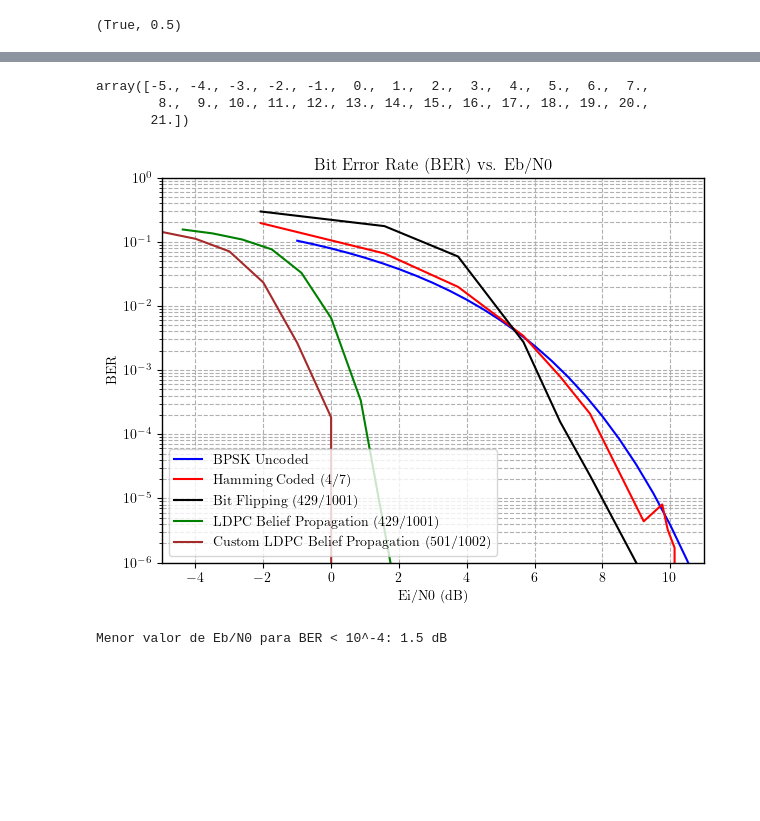
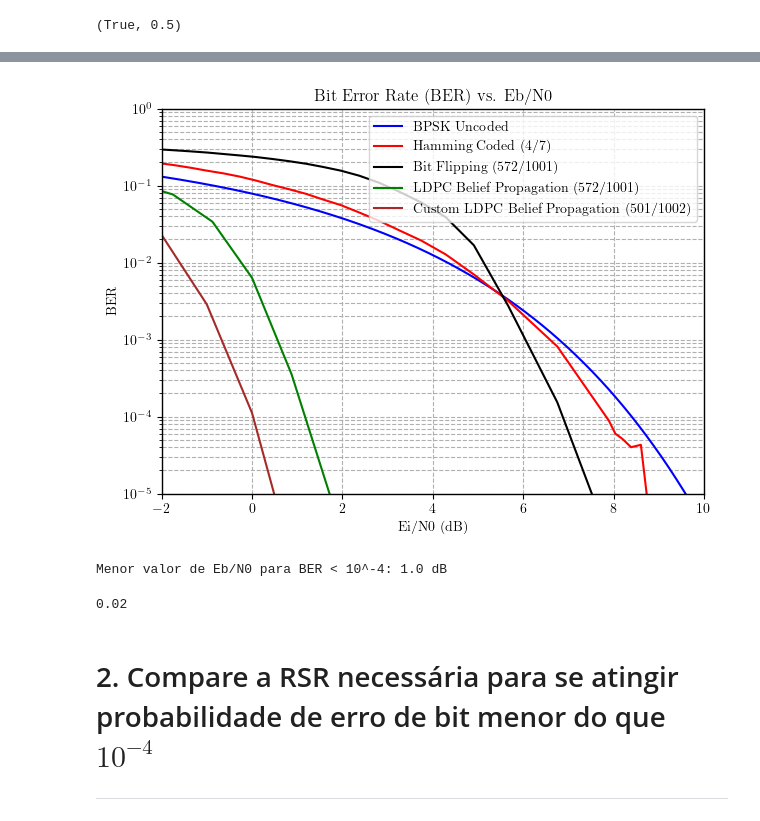
Before and after one commit to rafael-giannico/ELE-32-Lab4-LDPC, a Jupyter notebook: lab4.ipynb, the cells around one changed output, grey strips where cells are left out. Saved outputs shown, nothing was run; the diff lists cells and outputs as text; code cells hidden in the pictures; blank space fills up the shorter version.

```diff
--- a/lab4.ipynb
+++ b/lab4.ipynb
@@ -441,3 +462,6 @@ def ham_bit_flip_pb_est_parallel(p: float, N: int) -> float:
     error_count += np.count_nonzero(input_vector != decoded_vector)
 
     return error_count
+# %%
+prob_list = np.concatenate((np.arange(0.5, 0.005, -0.01), np.arange(0.004, 0.0001, -0.0005), np.arange(0.0001, 0.00001, -0.00001)))
+prob_list.size
@@ -448,10 +474,11 @@ def worker(args):
 
 if __name__ == "__main__":
     erros_list = []
-    prob_list = [0.5, 0.2, 0.1, 0.05,
-                 0.02, 0.01, 0.005, 0.001,
-                 0.0005, 0.0004, 0.0003, 0.00025,
-                 0.0001, 0.00005, 0.00001, 0.000005, 0.00001]
+    #prob_list = [0.5, 0.2, 0.1, 0.05,
+    #             0.02, 0.01, 0.005, 0.001,
+    #             0.0005, 0.0004, 0.0003, 0.00025,
+    #             0.0001, 0.00005, 0.00001, 0.000005, 0.00001]
+    prob_list = prob_list
     #sample_size = 100_000
     #l = int(sample_size/4)
     #num_of_bits = l * N
@@ -925,7 +963,7 @@ def worker(args):
 if __name__ == "__main__":
     ber_list = []
     Eb_N0_dB = np.arange(-2.5, 11, 0.5)  # replace with your actual range
-    num_iter =  np.full(shape = len(Eb_N0_dB), fill_value = 1_000)  # replace with your actual value
+    num_iter =  np.full(shape = len(Eb_N0_dB), fill_value = 5_000)  # replace with your actual value
 
     # Create a Pool of processes
     with Pool() as p:
@@ -1016,7 +1041,7 @@ is_peg_matrix(H), R
 if __name__ == "__main__":
     ber_list_custom = []
     Eb_N0_dB = np.arange(-2.5, 11, 0.5)  # replace with your actual range
-    num_iter =  np.full(shape = len(Eb_N0_dB), fill_value = 1_000)  # replace with your actual value
+    num_iter =  np.full(shape = len(Eb_N0_dB), fill_value = 5_000)  # replace with your actual value
 
     # Create a Pool of processes
     with Pool() as p:
@@ -1048,39 +1053,35 @@ ber_list_custom
 # %%
 Ei_N0_from_p_ldpc_custom = Eb_N0_dB/R
-# %%
-Ei_N0_from_p_ldpc_custom
-# %% [output]
-array([-5., -4., -3., -2., -1.,  0.,  1.,  2.,  3.,  4.,  5.,  6.,  7.,
-        8.,  9., 10., 11., 12., 13., 14., 15., 16., 17., 18., 19., 20.,
-       21.])
 # %%
 # Make a log plot of p vs. the estimated error rate
 matplotlib.font_manager._load_fontmanager(try_read_cache=False)
 plt.rcParams['font.family'] = "CMU Serif"
 plt.rcParams['text.usetex'] = True
 plt.rcParams['axes.linewidth'] = 1.0
 fig, ax = plt.subplots(figsize=(7, 5))
 ax.plot(Eb_N0_range, pe_bpsk_values, label=r"BPSK Uncoded", color='blue')
 ax.plot(Ei_N0_from_p_hamming, erros_list_hamming, label=r"Hamming Coded (4/7)", color='red')
-ax.plot(Ei_N0_from_p_bit_flip, erros_list_bit_flip, label=r"Bit Flipping (429/1001)", color='black')
-ax.plot(Ei_N0_from_p_ldpc, ber_list, label=r"LDPC Belief Propagation (429/1001)", color='green')
+ax.plot(Ei_N0_from_p_bit_flip, erros_list_bit_flip, label=r"Bit Flipping (572/1001)", color='black')
+ax.plot(Ei_N0_from_p_ldpc, ber_list, label=r"LDPC Belief Propagation (572/1001)", color='green')
 ax.plot(Ei_N0_from_p_ldpc_custom, ber_list_custom, label=r"Custom LDPC Belief Propagation (501/1002)", color='brown')
 ax.grid(True, which="both", ls="--")
 # Set xlims
-ax.set_xlim(-5, 11)
-ax.set_ylim(1e-6, 1)
+ax.set_xlim(-2, 10)
+ax.set_ylim(1e-5, 1)
 # ax.set_xscale('log')
 # horizontal line in y = 10^-4
 ax.set_yscale('log')
-ax.legend(loc = 0)
+ax.legend(loc = 1)
 ax.set_xlabel('Ei/N0 (dB)')
 ax.set_ylabel('BER')
 ax.set_title("Bit Error Rate (BER) vs. Eb/N0")
+#ax.hlines(1e-4, -5, 11, colors="blue", linestyles="--", linewidth = 0.5)
+#ax.vlines(0.02, 1e-5, 1e-3, colors="black", linestyles="--", linewidth = 0.5)
 #plt.gca().invert_xaxis()
-#plt.savefig('error_rate_estimation3.pdf')
+plt.savefig('error_rate_comparison.pdf')
 plt.show()
 # %% [output]
-[figure, old version]
+[figure, new version]
 # %%
 def encontrar_menor_eb_n0(ber_results, Eb_N0_dB_range, threshold=1e-4):
     for Eb_N0_dB, ber in zip(Eb_N0_dB_range, ber_results):
@@ -1089,7 +1090,15 @@ def encontrar_menor_eb_n0(ber_results, Eb_N0_dB_range, threshold=1e-4):
     return None
 
 # Encontrar o menor valor de Eb/N0 para BER < 10^-4
-menor_eb_n0 = encontrar_menor_eb_n0(ber_list, Eb_N0_dB_range)
+menor_eb_n0 = encontrar_menor_eb_n0(ber_list_custom, Ei_N0_from_p_ldpc_custom)
 print(f"Menor valor de Eb/N0 para BER < 10^-4: {menor_eb_n0} dB")
 # %% [output]
-Menor valor de Eb/N0 para BER < 10^-4: 1.5 dB
+Menor valor de Eb/N0 para BER < 10^-4: 1.0 dB
+# %%
+RSR_LDPC_custom_dB = 0.02
+RSR_LDPC_custom_dB
+# %% [output]
+0.02
+# %% [markdown]
+# 2. Compare a RSR necessária para se atingir probabilidade de erro de bit menor do que $10^{-4}$
+---
```
Also changed, not shown: parts of 34 cells of this notebook, 1 other file.
